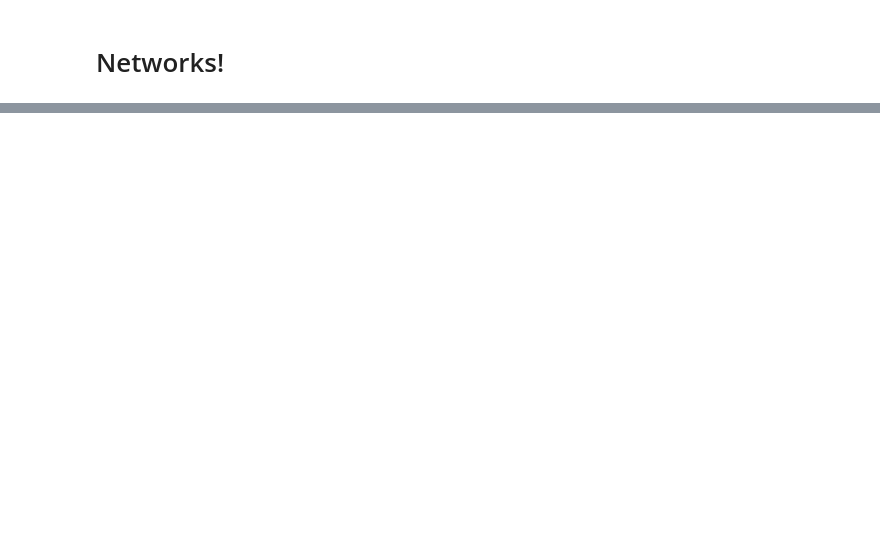
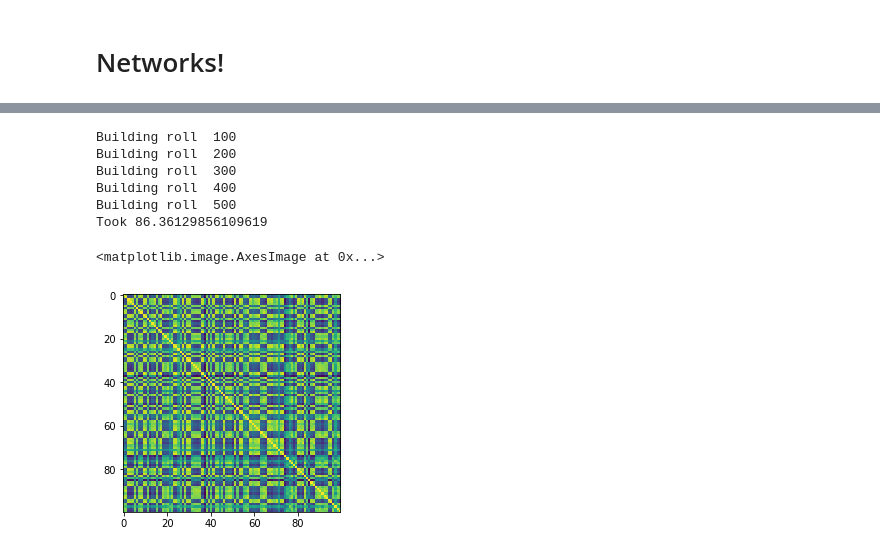
Before and after one commit to kwcooper/congress_analysis, a Jupyter notebook: roll2.ipynb, the cells around one changed output, grey strips where cells are left out. Drawn from its saved outputs; the diff is of its cells as text; code cells hidden in the pictures; blank space fills up the shorter version.

```diff
--- a/roll2.ipynb
+++ b/roll2.ipynb
@@ -176,7 +179,9 @@ def getParty(icpsr):
     return ptys
 
 
-
+def getNumRolls(chamber, congress):
+    allVteFilt = allVte[(allVte['chamber'] == chamber) & (allVte['congress'] == congress)]
+    return max(allVteFilt['rollnumber'])
 
 
 # Grab the terms that a congressman has served #SLOW!
@@ -200,6 +205,8 @@ def getTerms(icpsr,chamber):
     return terms
 
 print(getTerms(14009, 'Senate'))
+print()
+print(getNumRolls('Senate', 114))
 # %% [output]
 100
         congress chamber  rollnumber        date  session  clerk_rollnumber  \
@@ -732,3 +741,8 @@ Member COLLINS, Susan Margaret (49703) voted 6 and the party 200 voted 6 (0.53)
+# %%
+
+for cong in [114]:
+    for roll in range(1, getNumRolls('Senate', cong)):
+        compareMemVotes(49308, cong, roll)
 # %% [markdown]
 # Build Dicts
 # %%
@@ -837,0 +855,44 @@ nx.draw(G,pos=nx.circular_layout(G),node_color=cm,with_labels=False)
+# %%
+# build voting adj mats for one senate session
+num_rolls = len(set(vteSenThresh['rollnumber'])) # 502 rolls
+num_sen = len(set(vteSenThresh['icpsr'])) # 100
+# (100 * 100) * 502 = 5020000
+# let's not use multiple matricies...
+
+congress = 114
+
+# init mat
+buddyTallyMat = np.zeros((num_sen,num_sen))
+start = time.time()
+for roll in range(1, num_rolls+1):
+    if roll % 100 == 0:
+        print('Building roll ', roll)
+
+    # grab voting data for a roll
+    cst, pty, mem = get_party_votes(congress,roll)
+
+
+    # for a roll, see which members voted alike
+    i_btm = 0
+    for i_m,i_c in zip(mem, cst):
+        j_btm = 0
+        for j_m,j_c in zip(mem, cst):
+            #print(i_m, i_c, j_m, j_c)
+            if i_c == j_c:
+                # increment if they share a connection
+                buddyTallyMat[i_btm,j_btm] += 1
+            j_btm += 1
+        i_btm += 1
+
+print('Took', (time.time() - start))
+# Took 86.36s for 500 rolls
+plt.imshow(buddyTallyMat)
+# %% [output]
+Building roll  100
+Building roll  200
+Building roll  300
+Building roll  400
+Building roll  500
+Took 86.36129856109619
+<matplotlib.image.AxesImage at 0x...>
+[figure, added]
```
Also changed, not shown: parts of 31 cells of this notebook.
